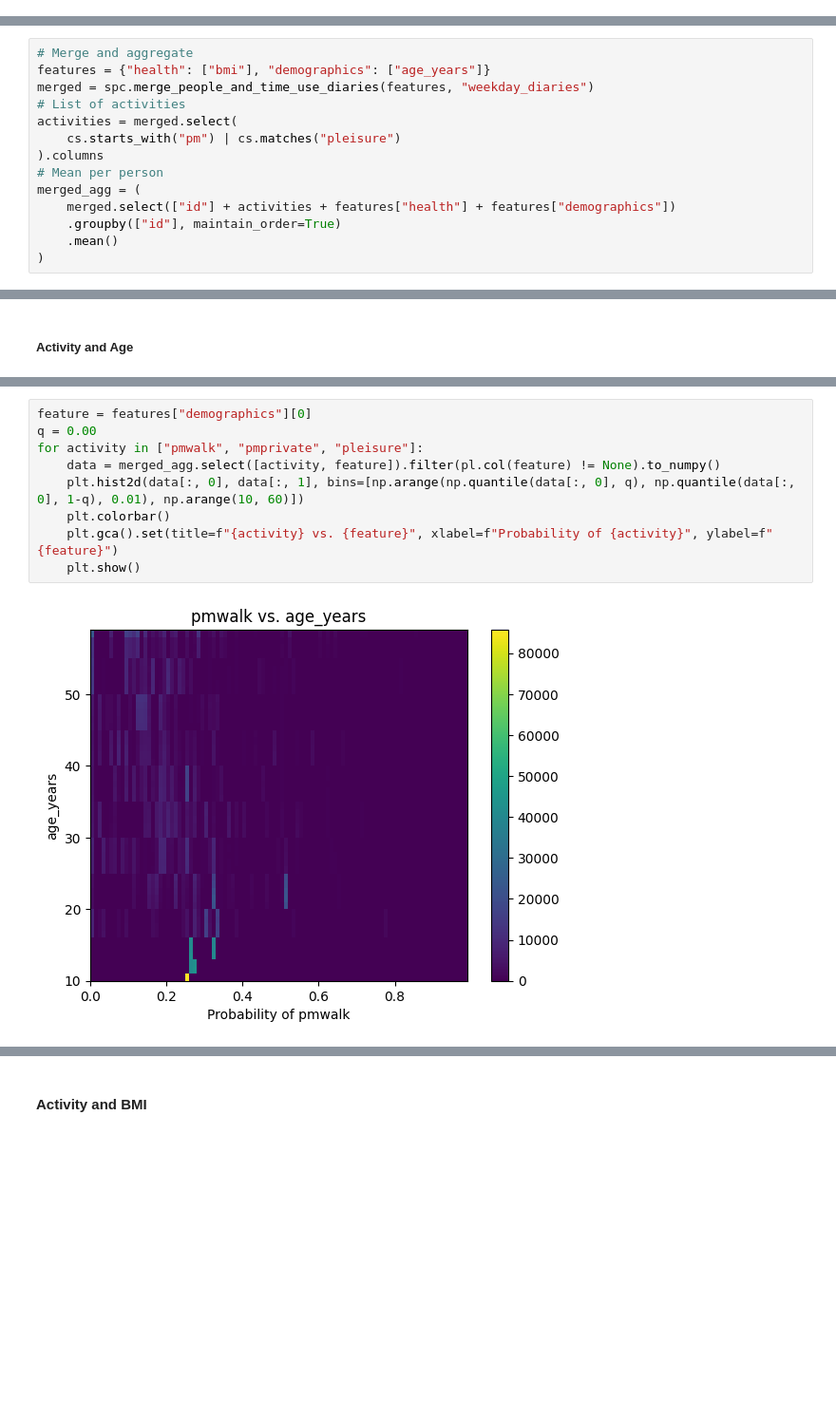
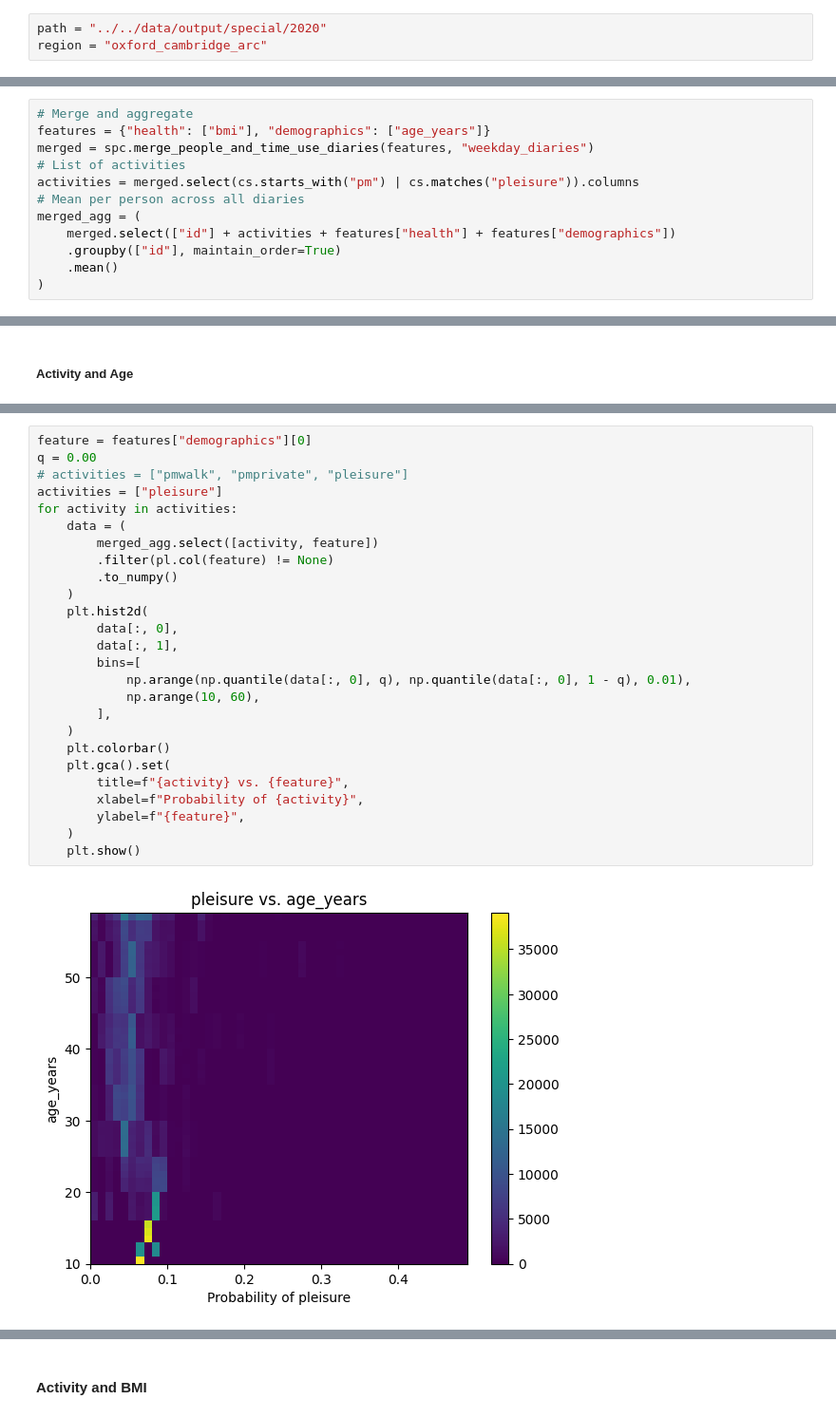
Before and after one commit to alan-turing-institute/uatk-spc, a Jupyter notebook: python/examples/spc_reader_exploratory.ipynb, the cells around one changed output, grey strips where cells are left out. Shown: that part at 95% size. Drawn from its saved outputs; the diff is of its cells as text; blank space fills up the shorter version.

```diff
--- a/python/examples/spc_reader_exploratory.ipynb
+++ b/python/examples/spc_reader_exploratory.ipynb
@@ -18,0 +17,3 @@ region = "northwest_transpennine"
+# %%
+path = "../../data/output/special/2020"
+region = "oxford_cambridge_arc"
@@ -109,10 +188,8 @@ Pick some features to explore, merge and aggregate
 features = {"health": ["bmi"], "demographics": ["age_years"]}
 merged = spc.merge_people_and_time_use_diaries(features, "weekday_diaries")
 # List of activities
-activities = merged.select(
-    cs.starts_with("pm") | cs.matches("pleisure")
-).columns
-# Mean per person
+activities = merged.select(cs.starts_with("pm") | cs.matches("pleisure")).columns
+# Mean per person across all diaries
 merged_agg = (
     merged.select(["id"] + activities + features["health"] + features["demographics"])
     .groupby(["id"], maintain_order=True)
@@ -123,11 +213,28 @@ merged_agg = (
 # %%
 feature = features["demographics"][0]
 q = 0.00
-for activity in ["pmwalk", "pmprivate", "pleisure"]:
-    data = merged_agg.select([activity, feature]).filter(pl.col(feature) != None).to_numpy()
-    plt.hist2d(data[:, 0], data[:, 1], bins=[np.arange(np.quantile(data[:, 0], q), np.quantile(data[:, 0], 1-q), 0.01), np.arange(10, 60)])
+# activities = ["pmwalk", "pmprivate", "pleisure"]
+activities = ["pleisure"]
+for activity in activities:
+    data = (
+        merged_agg.select([activity, feature])
+        .filter(pl.col(feature) != None)
+        .to_numpy()
+    )
+    plt.hist2d(
+        data[:, 0],
+        data[:, 1],
+        bins=[
+            np.arange(np.quantile(data[:, 0], q), np.quantile(data[:, 0], 1 - q), 0.01),
+            np.arange(10, 60),
+        ],
+    )
     plt.colorbar()
-    plt.gca().set(title=f"{activity} vs. {feature}", xlabel=f"Probability of {activity}", ylabel=f"{feature}")
+    plt.gca().set(
+        title=f"{activity} vs. {feature}",
+        xlabel=f"Probability of {activity}",
+        ylabel=f"{feature}",
+    )
     plt.show()
 # %% [output]
-[figure, old version]
+[figure, new version]
```
Also changed, not shown: parts of 51 cells of this notebook, 1 other file.
